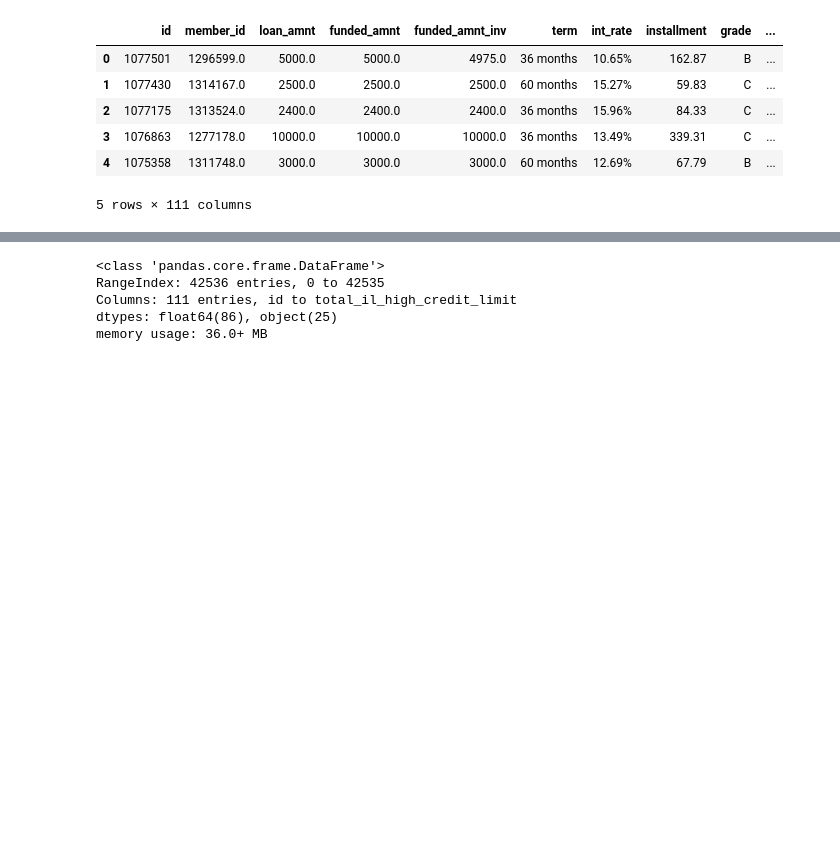
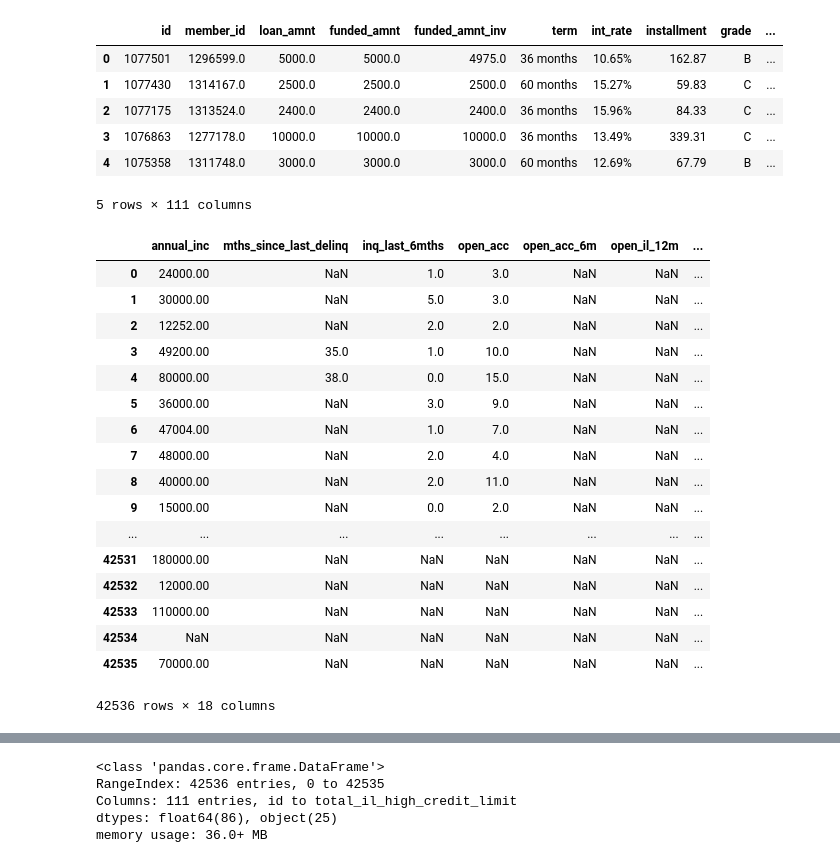
Before and after one commit to vindon/lending_club_classification, a Jupyter notebook: LoanDefaultPrediction.ipynb, the cells around one changed output, grey strips where cells are left out. Saved outputs shown, nothing was run; the diff lists cells and outputs as text; code cells hidden in the pictures; blank space fills up the shorter version.

```diff
--- a/LoanDefaultPrediction.ipynb
+++ b/LoanDefaultPrediction.ipynb
@@ -20,3 +20,24 @@ df3a.head()
 | 3 | 1076863 | 1277178.0 | 10000.0 | 10000.0 | 10000.0 | 36 months | 13.49% | 339.31 | C | ... |
 | 4 | 1075358 | 1311748.0 | 3000.0 | 3000.0 | 3000.0 | 60 months | 12.69% | 67.79 | B | ... |
 5 rows × 111 columns
+# %%
+df3a[['annual_inc','mths_since_last_delinq','inq_last_6mths','open_acc','open_acc_6m','open_il_12m','pub_rec_bankruptcies','pub_rec','revol_util','delinq_2yrs','mo_sin_old_il_acct','mo_sin_old_rev_tl_op','mo_sin_rcnt_rev_tl_op','mo_sin_rcnt_tl','mort_acc','mths_since_last_delinq','num_accts_ever_120_pd','num_tl_30dpd']]
+# %% [output]
+|  | annual_inc | mths_since_last_delinq | inq_last_6mths | open_acc | open_acc_6m | open_il_12m | ... |
+| 0 | 24000.00 | NaN | 1.0 | 3.0 | NaN | NaN | ... |
+| 1 | 30000.00 | NaN | 5.0 | 3.0 | NaN | NaN | ... |
+| 2 | 12252.00 | NaN | 2.0 | 2.0 | NaN | NaN | ... |
+| 3 | 49200.00 | 35.0 | 1.0 | 10.0 | NaN | NaN | ... |
+| 4 | 80000.00 | 38.0 | 0.0 | 15.0 | NaN | NaN | ... |
+| 5 | 36000.00 | NaN | 3.0 | 9.0 | NaN | NaN | ... |
+| 6 | 47004.00 | NaN | 1.0 | 7.0 | NaN | NaN | ... |
+| 7 | 48000.00 | NaN | 2.0 | 4.0 | NaN | NaN | ... |
+| 8 | 40000.00 | NaN | 2.0 | 11.0 | NaN | NaN | ... |
+| 9 | 15000.00 | NaN | 0.0 | 2.0 | NaN | NaN | ... |
+| ... | ... | ... | ... | ... | ... | ... | ... |
+| 42531 | 180000.00 | NaN | NaN | NaN | NaN | NaN | ... |
+| 42532 | 12000.00 | NaN | NaN | NaN | NaN | NaN | ... |
+| 42533 | 110000.00 | NaN | NaN | NaN | NaN | NaN | ... |
+| 42534 | NaN | NaN | NaN | NaN | NaN | NaN | ... |
+| 42535 | 70000.00 | NaN | NaN | NaN | NaN | NaN | ... |
+42536 rows × 18 columns
```
Also changed, not shown: parts of 4 cells of this notebook, 6 other files.
